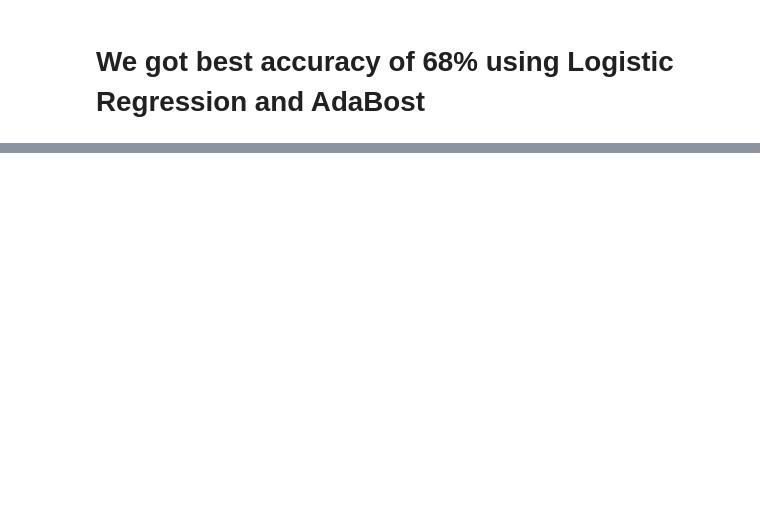
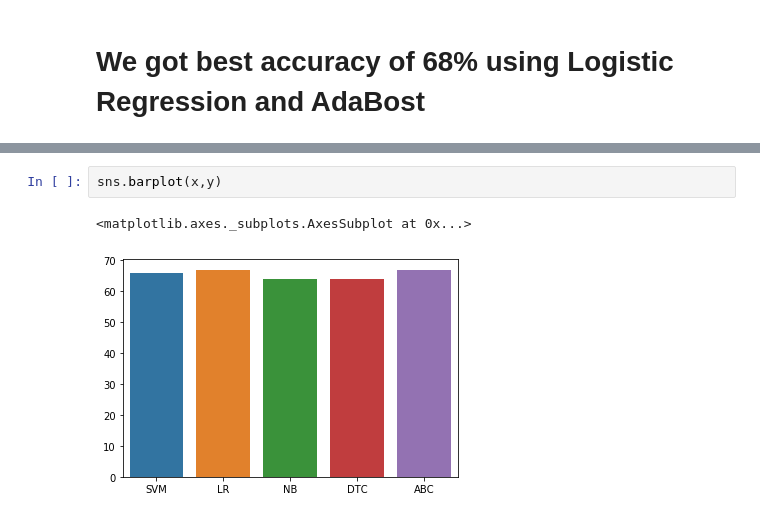
Before and after one commit to Nasar-uddin/kickoff, a Jupyter notebook: Kick with pca.ipynb, the cells around one changed output, grey strips where cells are left out. Drawn from its saved outputs; the diff is of its cells as text; blank space fills up the shorter version.

```diff
--- a/Kick with pca.ipynb
+++ b/Kick with pca.ipynb
@@ -188,0 +306,5 @@ weighted avg       0.67      0.68      0.67       760
+# %%
+sns.barplot(x,y)
+# %% [output]
+<matplotlib.axes._subplots.AxesSubplot at 0x...>
+[figure, added]
```
Also changed, not shown: parts of 26 cells of this notebook, 1 other file.
